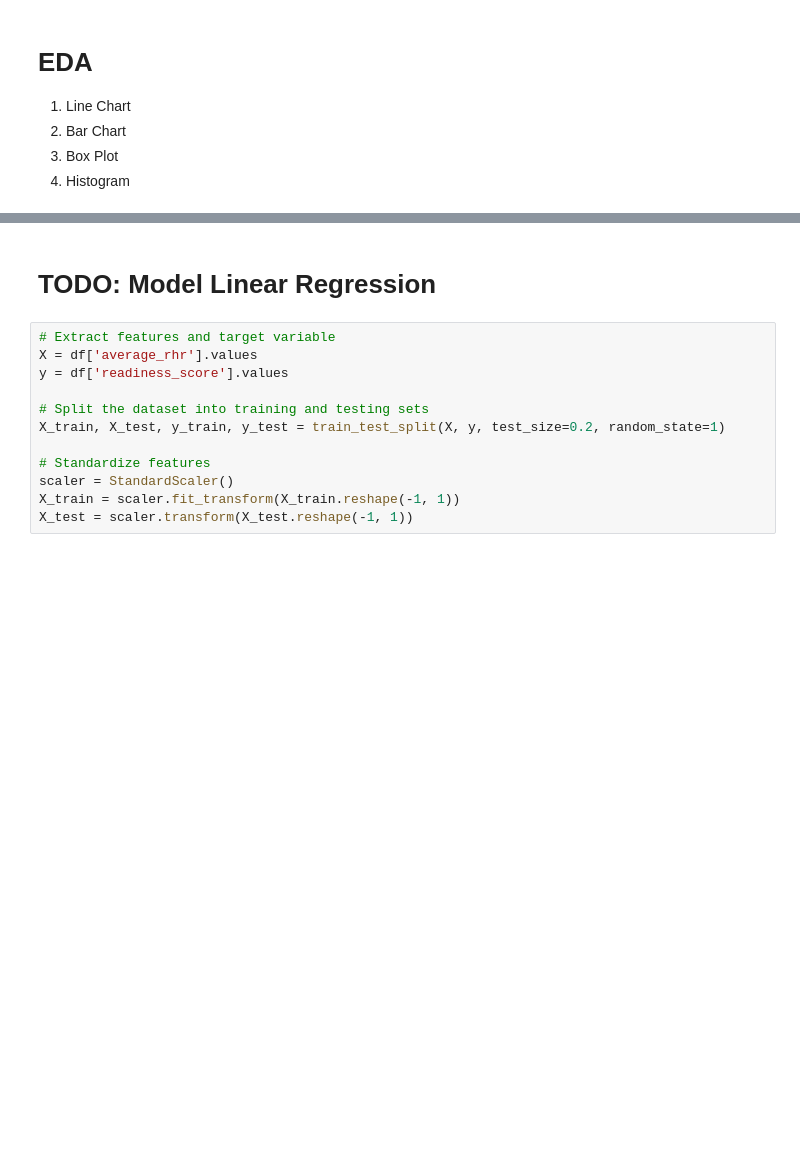
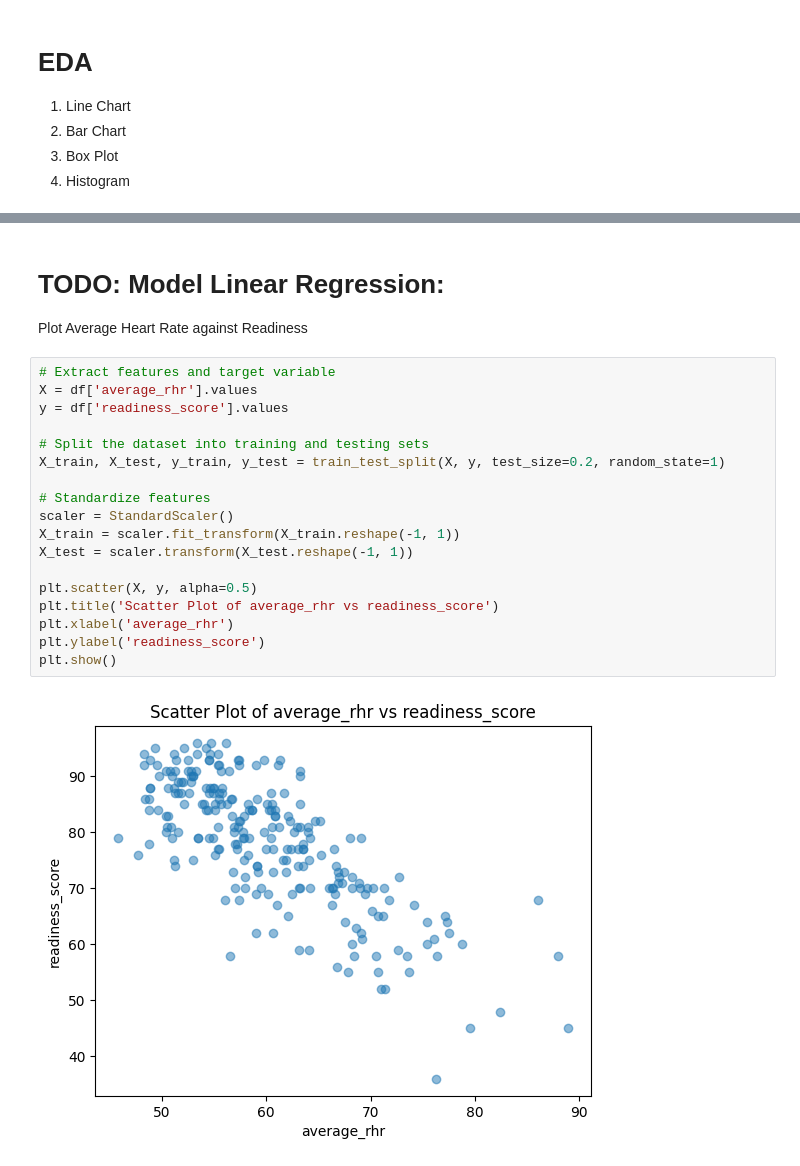
Before and after one commit to CPHughes7/Algorithms-, a Jupyter notebook: oura-work.ipynb, the cells around one changed output, grey strips where cells are left out. Cells and saved outputs as stored; diff of their text form; blank space fills up the shorter version.

Commit message:
Kaggle Notebook | Oura_Work | Regression Model

```diff
--- a/oura-work.ipynb
+++ b/oura-work.ipynb
@@ -100,16 +101,25 @@ df.hist();
 # %% [output]
 [figure]
 # %% [markdown]
-# TODO: Model Linear Regression
+# TODO: Model Linear Regression:
+Plot Average Heart Rate against Readiness
 # %%
 # Extract features and target variable
 X = df['average_rhr'].values
 y = df['readiness_score'].values
 
 # Split the dataset into training and testing sets
 X_train, X_test, y_train, y_test = train_test_split(X, y, test_size=0.2, random_state=1)
 
 # Standardize features
 scaler = StandardScaler()
 X_train = scaler.fit_transform(X_train.reshape(-1, 1))
 X_test = scaler.transform(X_test.reshape(-1, 1))
+
+plt.scatter(X, y, alpha=0.5)
+plt.title('Scatter Plot of average_rhr vs readiness_score')
+plt.xlabel('average_rhr')
+plt.ylabel('readiness_score')
+plt.show()
+# %% [output]
+[figure, added]
```
Also changed, not shown: parts of 4 cells of this notebook.
